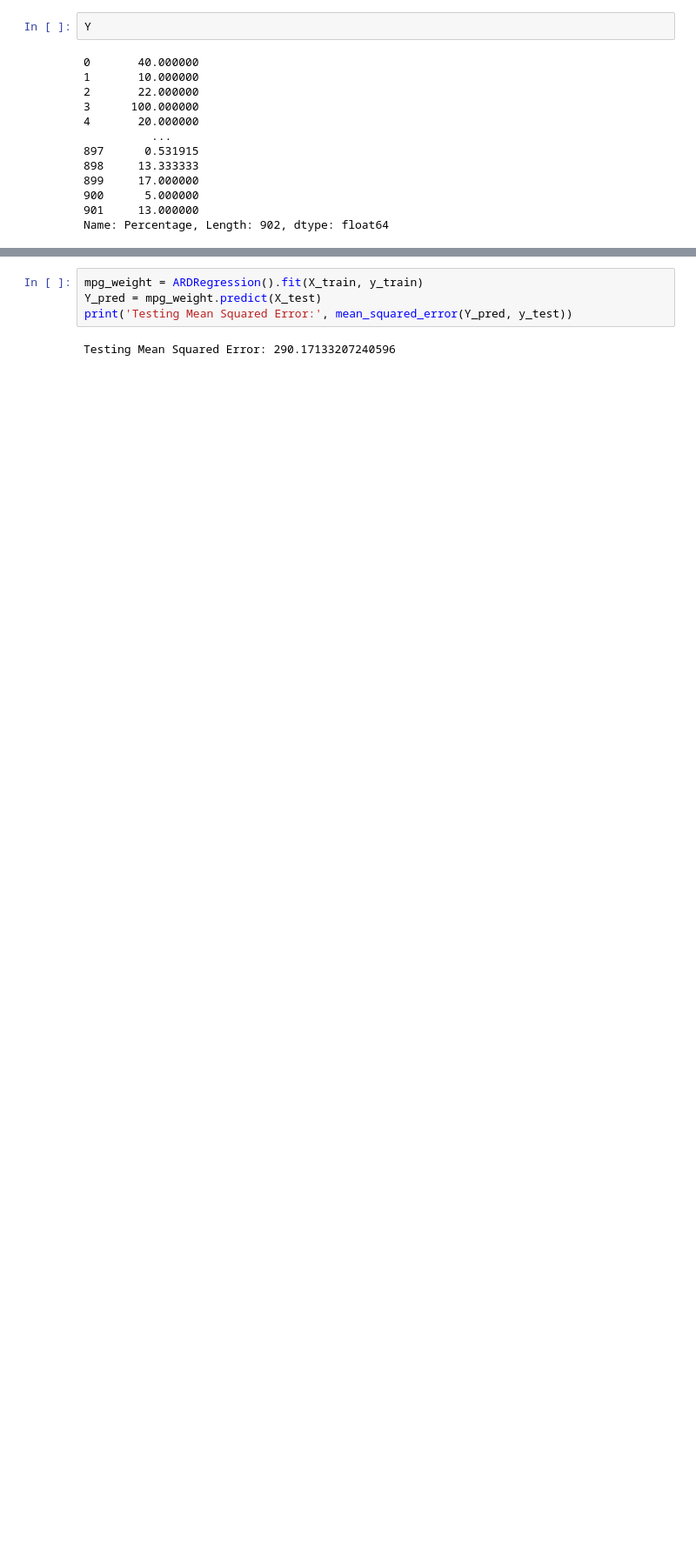
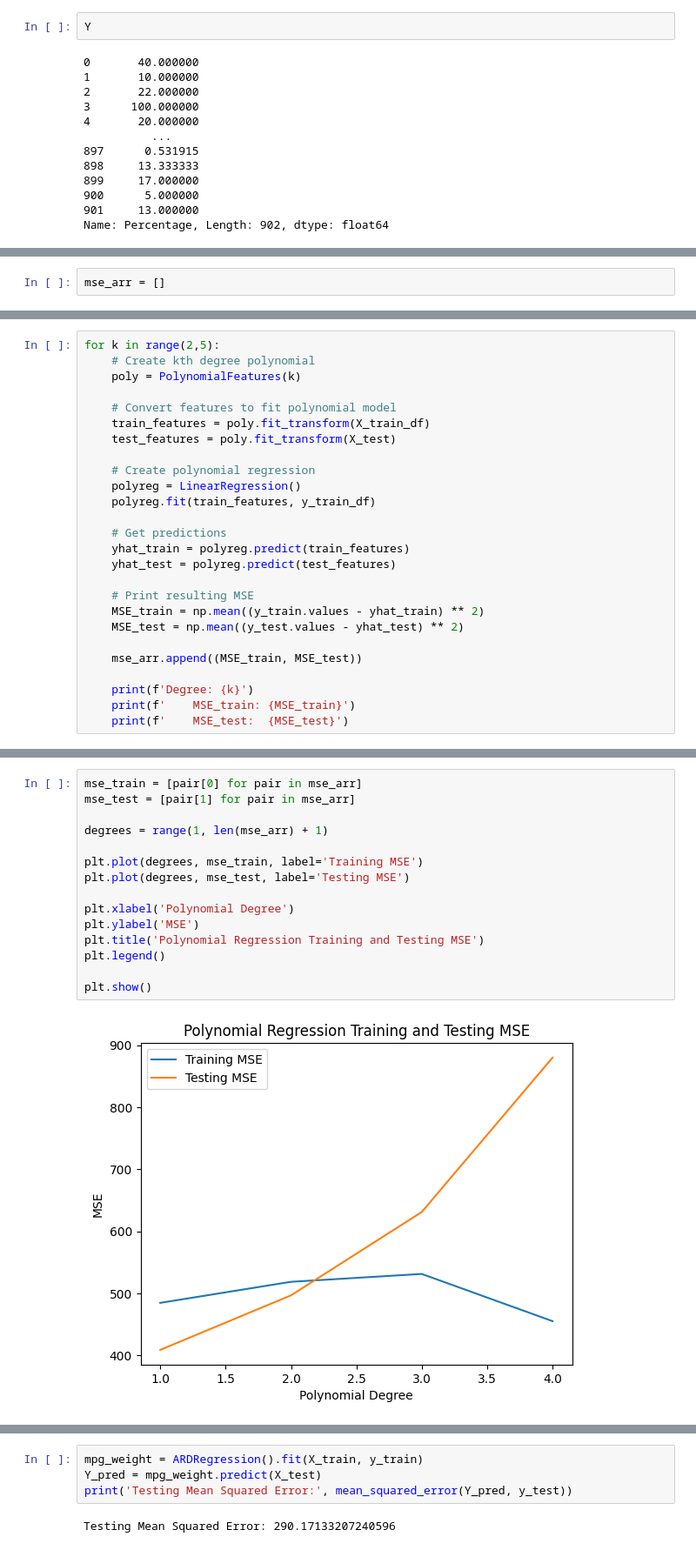
Before and after one commit to katulevskiy/tech_layoffs_ml, a Jupyter notebook: FinalizedDataPreprocessingCharisseKevinKenneth.ipynb, the cells around one changed output, grey strips where cells are left out. Shown at 87% size. Drawn from its saved outputs; the diff is of its cells as text; blank space fills up the shorter version.

Commit message:
Update reqs, add poly regression + analysis

```diff
--- a/FinalizedDataPreprocessingCharisseKevinKenneth.ipynb
+++ b/FinalizedDataPreprocessingCharisseKevinKenneth.ipynb
@@ -299 +315,3 @@ Linear Regression Model
+# %%
+mse_arr = []
 # %%
@@ -320,0 +340,26 @@ ARD Regression
+# %%
+for k in range(2,5):
+    # Create kth degree polynomial
+    poly = PolynomialFeatures(k)
+
+    # Convert features to fit polynomial model
+    train_features = poly.fit_transform(X_train_df)
+    test_features = poly.fit_transform(X_test)
+
+    # Create polynomial regression
+    polyreg = LinearRegression()
+    polyreg.fit(train_features, y_train_df)
+
+    # Get predictions
+    yhat_train = polyreg.predict(train_features)
+    yhat_test = polyreg.predict(test_features)
+
+    # Print resulting MSE
+    MSE_train = np.mean((y_train.values - yhat_train) ** 2)
+    MSE_test = np.mean((y_test.values - yhat_test) ** 2)
+
+    mse_arr.append((MSE_train, MSE_test))
+
+    print(f'Degree: {k}')
+    print(f'    MSE_train: {MSE_train}')
+    print(f'    MSE_test:  {MSE_test}')
@@ -320,0 +376,17 @@ ARD Regression
+# %%
+mse_train = [pair[0] for pair in mse_arr]
+mse_test = [pair[1] for pair in mse_arr]
+
+degrees = range(1, len(mse_arr) + 1)
+
+plt.plot(degrees, mse_train, label='Training MSE')
+plt.plot(degrees, mse_test, label='Testing MSE')
+
+plt.xlabel('Polynomial Degree')
+plt.ylabel('MSE')
+plt.title('Polynomial Regression Training and Testing MSE')
+plt.legend()
+
+plt.show()
+# %% [output]
+[figure, added]
```
Also changed, not shown: parts of 15 cells of this notebook, 2 other files.
